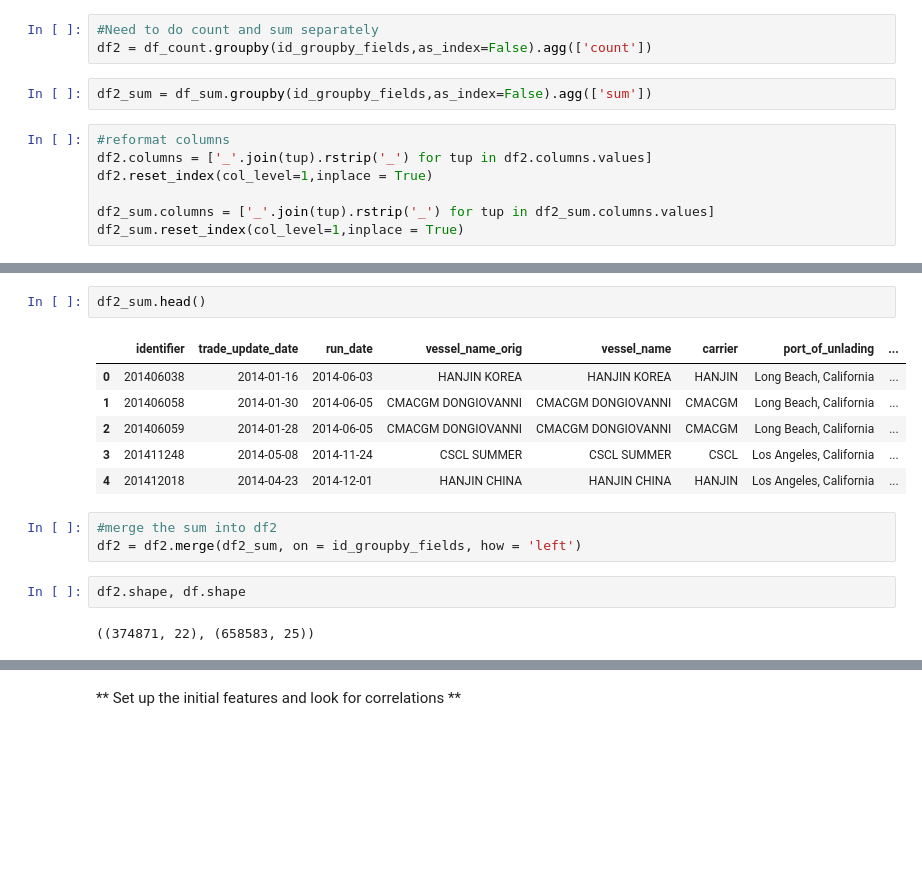
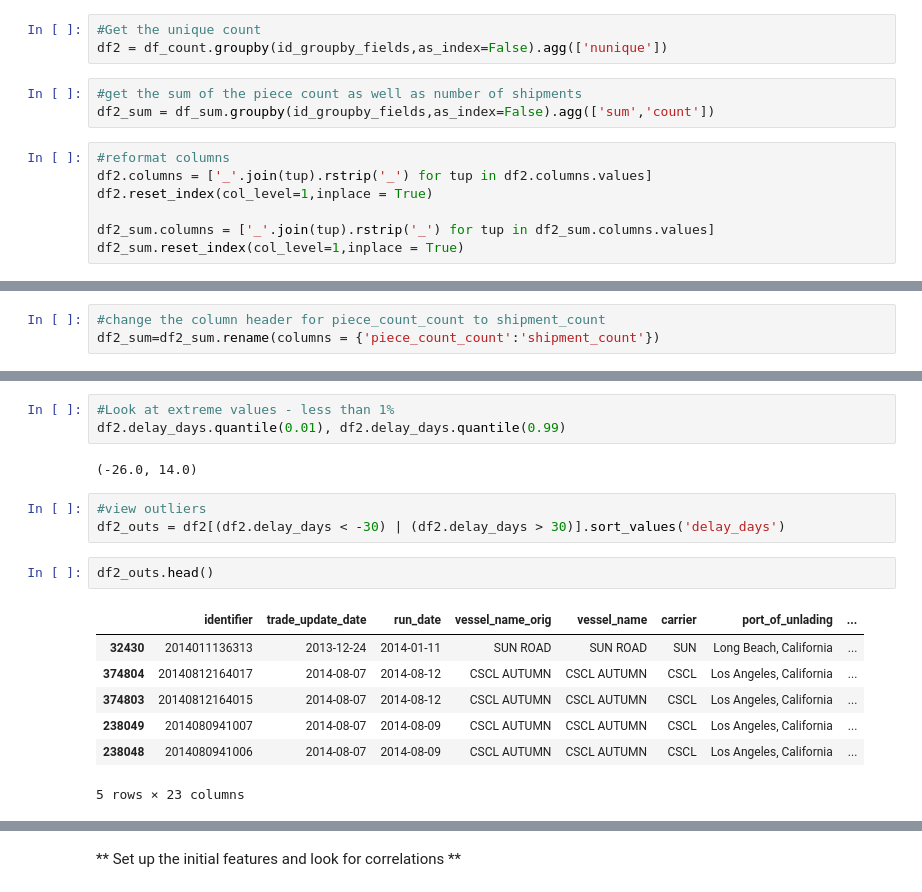
Before and after one commit to sms2015/Logistics, a Jupyter notebook: Bill of Lading - Feature Selection.ipynb, the cells around one changed output, grey strips where cells are left out. Cells and saved outputs as stored; diff of their text form; blank space fills up the shorter version.

```diff
--- a/Bill of Lading - Feature Selection.ipynb
+++ b/Bill of Lading - Feature Selection.ipynb
@@ -219,10 +235,11 @@ id_groupby_fields = ['identifier','trade_update_date','run_date','vessel_name_or
                      'record_status_indicator','place_of_receipt','day_of_week_est','day_of_week_act','month_est',
                      'month_act','delay_days']
 # %%
-#Need to do count and sum separately
-df2 = df_count.groupby(id_groupby_fields,as_index=False).agg(['count'])
+#Get the unique count
+df2 = df_count.groupby(id_groupby_fields,as_index=False).agg(['nunique'])
 # %%
-df2_sum = df_sum.groupby(id_groupby_fields,as_index=False).agg(['sum'])
+#get the sum of the piece count as well as number of shipments
+df2_sum = df_sum.groupby(id_groupby_fields,as_index=False).agg(['sum','count'])
 # %%
 #reformat columns
 df2.columns = ['_'.join(tup).rstrip('_') for tup in df2.columns.values]
@@ -232,0 +292,3 @@ df2_sum.reset_index(col_level=1,inplace = True)
+# %%
+#change the column header for piece_count_count to shipment_count
+df2_sum=df2_sum.rename(columns = {'piece_count_count':'shipment_count'})
@@ -243,16 +333,18 @@ df2.head()
+# %%
+#Look at extreme values - less than 1%
+df2.delay_days.quantile(0.01), df2.delay_days.quantile(0.99)
+# %% [output]
+(-26.0, 14.0)
+# %%
+#view outliers
+df2_outs = df2[(df2.delay_days < -30) | (df2.delay_days > 30)].sort_values('delay_days')
 # %%
-df2_sum.head()
+df2_outs.head()
 # %% [output]
 |  | identifier | trade_update_date | run_date | vessel_name_orig | vessel_name | carrier | port_of_unlading | ... |
-| 0 | 201406038 | 2014-01-16 | 2014-06-03 | HANJIN KOREA | HANJIN KOREA | HANJIN | Long Beach, California | ... |
-| 1 | 201406058 | 2014-01-30 | 2014-06-05 | CMACGM DONGIOVANNI | CMACGM DONGIOVANNI | CMACGM | Long Beach, California | ... |
-| 2 | 201406059 | 2014-01-28 | 2014-06-05 | CMACGM DONGIOVANNI | CMACGM DONGIOVANNI | CMACGM | Long Beach, California | ... |
-| 3 | 201411248 | 2014-05-08 | 2014-11-24 | CSCL SUMMER | CSCL SUMMER | CSCL | Los Angeles, California | ... |
-| 4 | 201412018 | 2014-04-23 | 2014-12-01 | HANJIN CHINA | HANJIN CHINA | HANJIN | Los Angeles, California | ... |
+| 32430 | 2014011136313 | 2013-12-24 | 2014-01-11 | SUN ROAD | SUN ROAD | SUN | Long Beach, California | ... |
+| 374804 | 20140812164017 | 2014-08-07 | 2014-08-12 | CSCL AUTUMN | CSCL AUTUMN | CSCL | Los Angeles, California | ... |
+| 374803 | 20140812164015 | 2014-08-07 | 2014-08-12 | CSCL AUTUMN | CSCL AUTUMN | CSCL | Los Angeles, California | ... |
+| 238049 | 2014080941007 | 2014-08-07 | 2014-08-09 | CSCL AUTUMN | CSCL AUTUMN | CSCL | Los Angeles, California | ... |
+| 238048 | 2014080941006 | 2014-08-07 | 2014-08-09 | CSCL AUTUMN | CSCL AUTUMN | CSCL | Los Angeles, California | ... |
+5 rows × 23 columns
-# %%
-#merge the sum into df2
-df2 = df2.merge(df2_sum, on = id_groupby_fields, how = 'left')
-# %%
-df2.shape, df.shape
-# %% [output]
-((374871, 22), (658583, 25))
```
Also changed, not shown: parts of 62 cells of this notebook, 8 other files.
